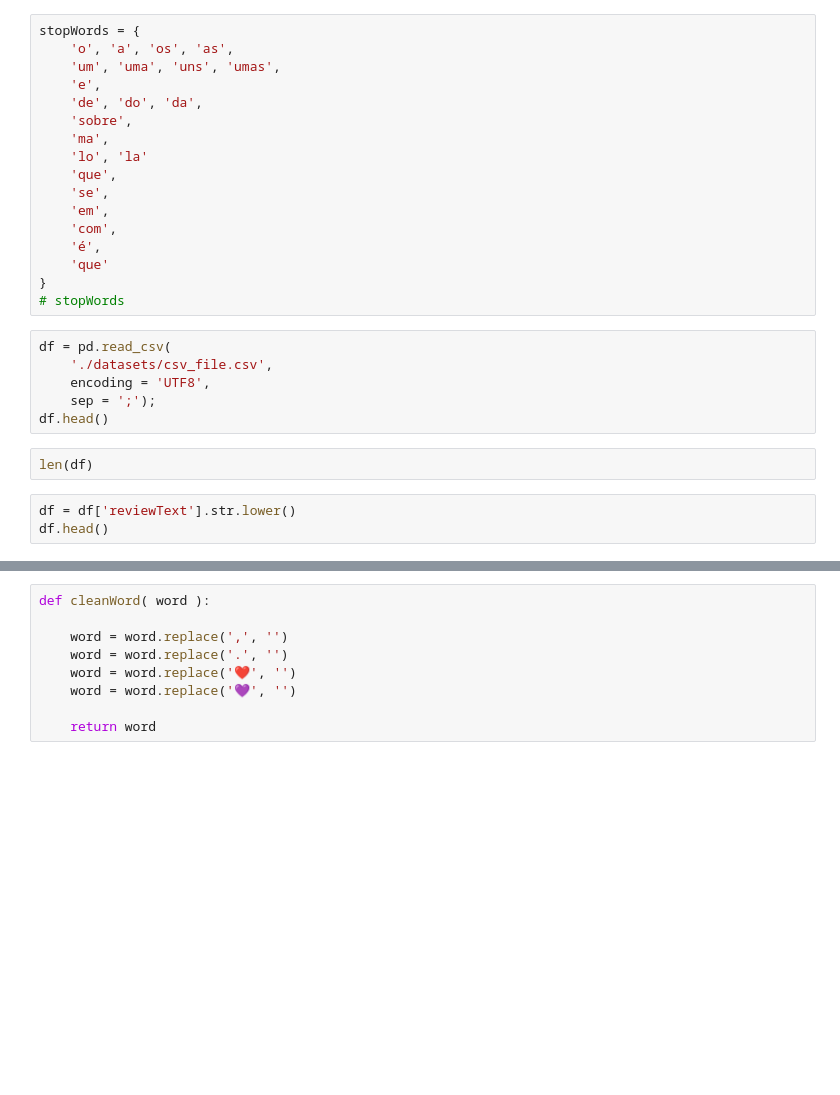
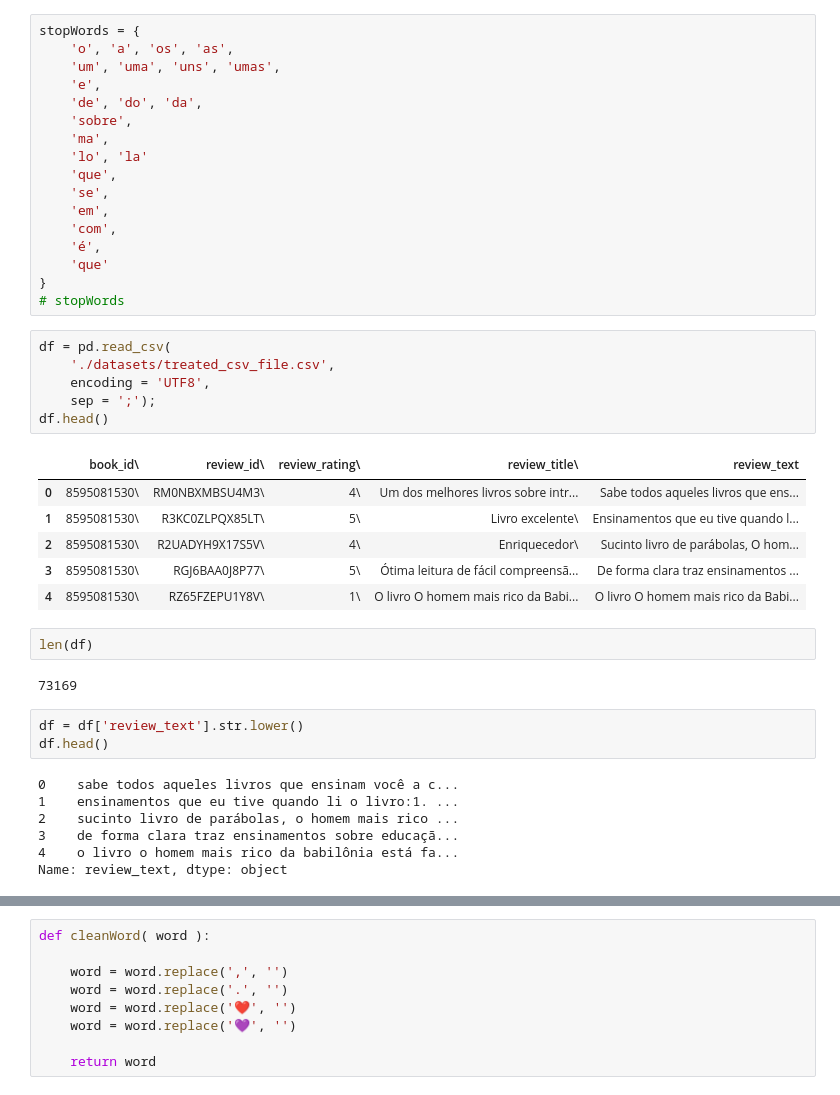
Before and after one commit to danieldasilvacosta/categorias-avaliacoes-amazon, a Jupyter notebook: notebooks/analysis.ipynb, the cells around one changed output, grey strips where cells are left out. Saved outputs shown, nothing was run; the diff lists cells and outputs as text; blank space fills up the shorter version.

```diff
--- a/notebooks/analysis.ipynb
+++ b/notebooks/analysis.ipynb
@@ -24,14 +24,30 @@ stopWords = {
 # stopWords
 # %%
 df = pd.read_csv(
-    './datasets/csv_file.csv',
+    './datasets/treated_csv_file.csv',
     encoding = 'UTF8',
     sep = ';');
 df.head()
+# %% [output]
+|  | book_id\ | review_id\ | review_rating\ | review_title\ | review_text |
+| 0 | 8595081530\ | RM0NBXMBSU4M3\ | 4\ | Um dos melhores livros sobre intr... | Sabe todos aqueles livros que ens... |
+| 1 | 8595081530\ | R3KC0ZLPQX85LT\ | 5\ | Livro excelente\ | Ensinamentos que eu tive quando l... |
+| 2 | 8595081530\ | R2UADYH9X17S5V\ | 4\ | Enriquecedor\ | Sucinto livro de parábolas, O hom... |
+| 3 | 8595081530\ | RGJ6BAA0J8P77\ | 5\ | Ótima leitura de fácil compreensã... | De forma clara traz ensinamentos ... |
+| 4 | 8595081530\ | RZ65FZEPU1Y8V\ | 1\ | O livro O homem mais rico da Babi... | O livro O homem mais rico da Babi... |
 # %%
 len(df)
+# %% [output]
+73169
 # %%
-df = df['reviewText'].str.lower()
+df = df['review_text'].str.lower()
 df.head()
+# %% [output]
+0    sabe todos aqueles livros que ensinam você a c...
+1    ensinamentos que eu tive quando li o livro:1. ...
+2    sucinto livro de parábolas, o homem mais rico ...
+3    de forma clara traz ensinamentos sobre educaçã...
+4    o livro o homem mais rico da babilônia está fa...
+Name: review_text, dtype: object
 # %%
 df[1]
```
Also changed, not shown: parts of 6 cells of this notebook, 2 other files.
